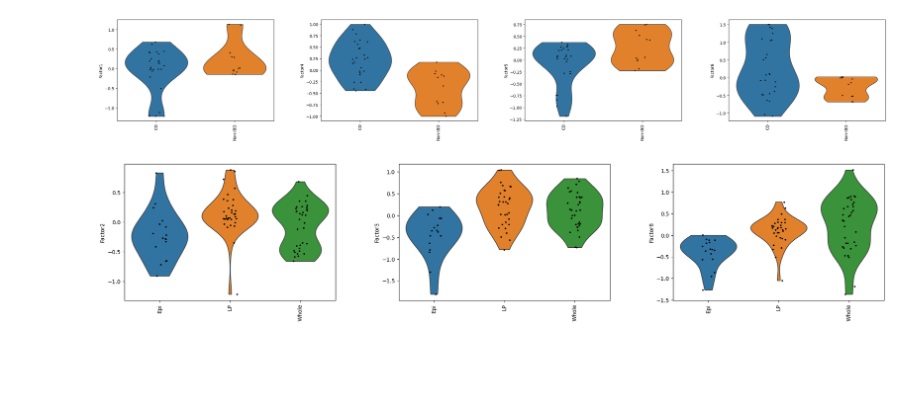
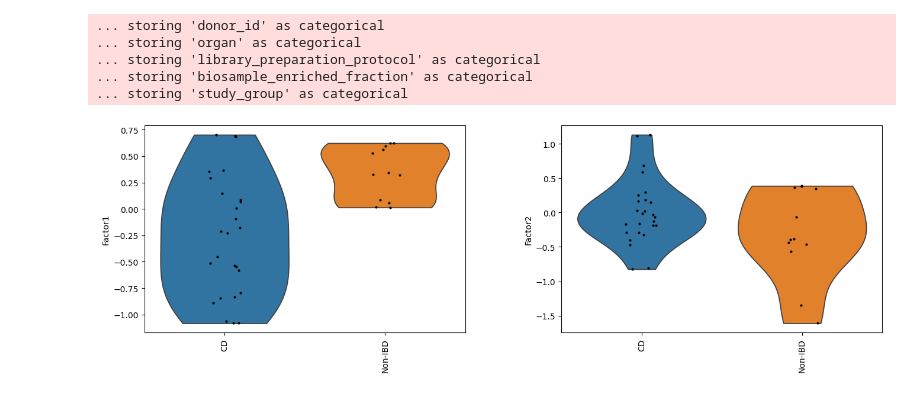
Before and after one commit to saezlab/MINA, a Jupyter notebook: docs/notebooks/GetStarted_groups.ipynb, the cells around one changed output. Cells and saved outputs as stored; diff of their text form; code cells hidden in the pictures; blank space fills up the shorter version.

```diff
--- a/docs/notebooks/GetStarted_groups.ipynb
+++ b/docs/notebooks/GetStarted_groups.ipynb
@@ -139,7 +278,7 @@ model_data.obs["study_group"] = model_data.obs.index.map(metadata_merged["study_
 # %%
 model_group = mf.MOFAFLEX(
     model_data,
-    mf.ModelOptions(n_factors=8, weight_prior="SnS", likelihoods="Normal"),
+    mf.ModelOptions(n_factors=5, weight_prior="SnS", likelihoods="Normal"),
     mf.DataOptions(group_by="study_group"),
     mf.TrainingOptions(seed=42, save_path=False, lr=0.01, early_stopper_patience=500)
 )
@@ -196,12 +397,11 @@ sc.pl.violin(amodel[amodel.obs["study_group"] == "KongChemA"],
 # %%
 sc.pl.violin(amodel[amodel.obs["study_group"] == "KongChemB"],
-             ["Factor1", "Factor4", "Factor5", "Factor6"],
+             ["Factor1", "Factor2"],
              groupby="disease", rotation=90,size = 3)
 # %% [output]
+... storing 'donor_id' as categorical
+... storing 'organ' as categorical
+... storing 'library_preparation_protocol' as categorical
+... storing 'biosample_enriched_fraction' as categorical
+... storing 'study_group' as categorical
-[figure, old version]
+[figure, new version]
-# %%
-sc.pl.violin(amodel,
-             ["Factor2", "Factor3", "Factor8"],
-             groupby="biosample_enriched_fraction", rotation=90,size = 3)
-# %% [output]
-[figure, removed]
```
Also changed, not shown: parts of 36 cells of this notebook, 7 other files.
